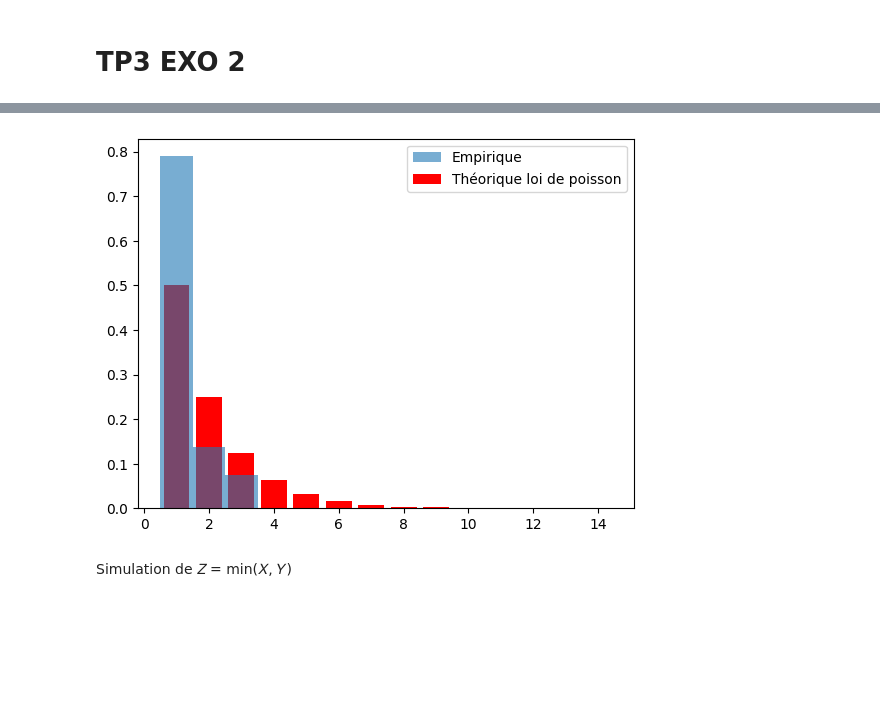
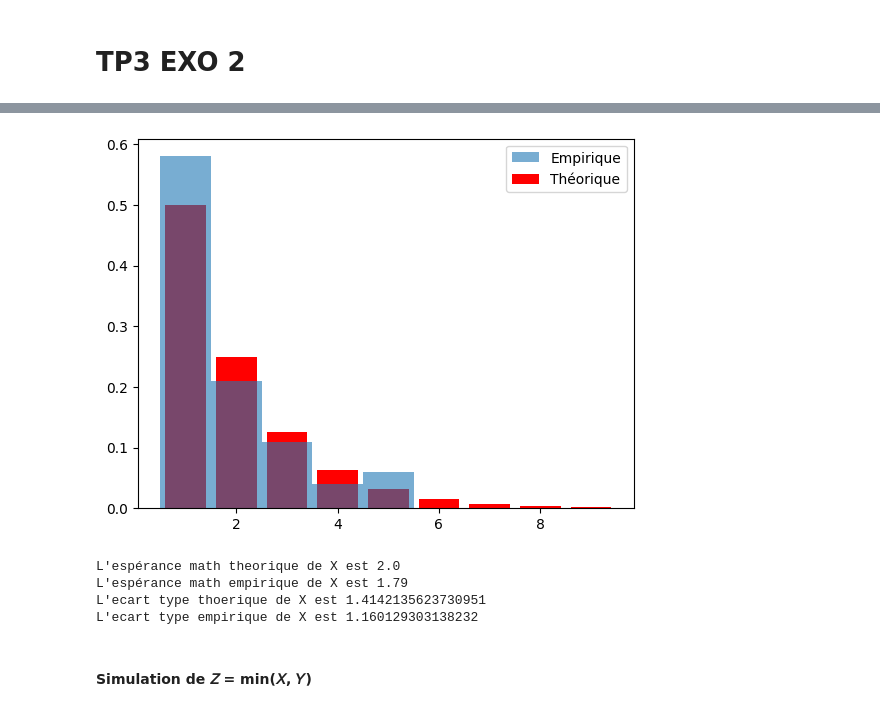
Before and after one commit to Estellezheng/TP-proba-CPE-Lyon, a Jupyter notebook: TP3/exo2.ipynb, the cells around one changed output, grey strips where cells are left out. Drawn from its saved outputs; the diff is of its cells as text; code cells hidden in the pictures; blank space fills up the shorter version.

```diff
--- a/TP3/exo2.ipynb
+++ b/TP3/exo2.ipynb
@@ -60,28 +51,38 @@ Simulation de 𝑌~𝐺𝑒𝑜(𝜇)
 # %%
 # theorie
 micro_y = 0.5
 
-# loi geometrique X
-k = np.arange(1, 15)
+# loi geometrique Y
+k = np.arange(1, 10)
 geoY =  (1-micro_y)**(k-1)*micro_y
-plt.bar(k, geoY, color="red", label="Théorique loi de poisson")
+plt.bar(k, geoY, color="red", label="Théorique")
 
 # experimentation
 essais = 100
 expY =[]
 for i in range(essais) :
     cpt = 0
     while np.random.rand() > micro_y :
         cpt += 1
-    if cpt == 0 :
-        cpt = 1;
-    expY.append(cpt)
-plt.hist(expY, bins=np.arange(1, 5) - 0.5, density = True, alpha = 0.6, label="Empirique")
+    expY.append(cpt + 1)
+
+# Affichage
+plt.hist(expY, bins=np.arange(1, np.max(expY)+2) - 0.5, density = True, alpha = 0.6, label="Empirique")
 plt.legend()
 plt.show()
+
+# Conclusion
+print("L'espérance math theorique de X est", 1/micro_y)
+print("L'espérance math empirique de X est", np.mean(expY))
+print("L'ecart type thoerique de X est", np.sqrt((1-micro_y)/micro_y**2))
+print("L'ecart type empirique de X est", np.std(expY))
 # %% [output]
-[figure, old version]
+[figure, new version]
+L'espérance math theorique de X est 2.0
+L'espérance math empirique de X est 1.79
+L'ecart type thoerique de X est 1.4142135623730951
+L'ecart type empirique de X est 1.160129303138232
 # %% [markdown]
-Simulation de 𝑍 = min(𝑋, 𝑌)
+#### Simulation de 𝑍 = min(𝑋, 𝑌)
 # %%
 # theorie
```
Also changed, not shown: parts of 6 cells of this notebook, 7 other files.
